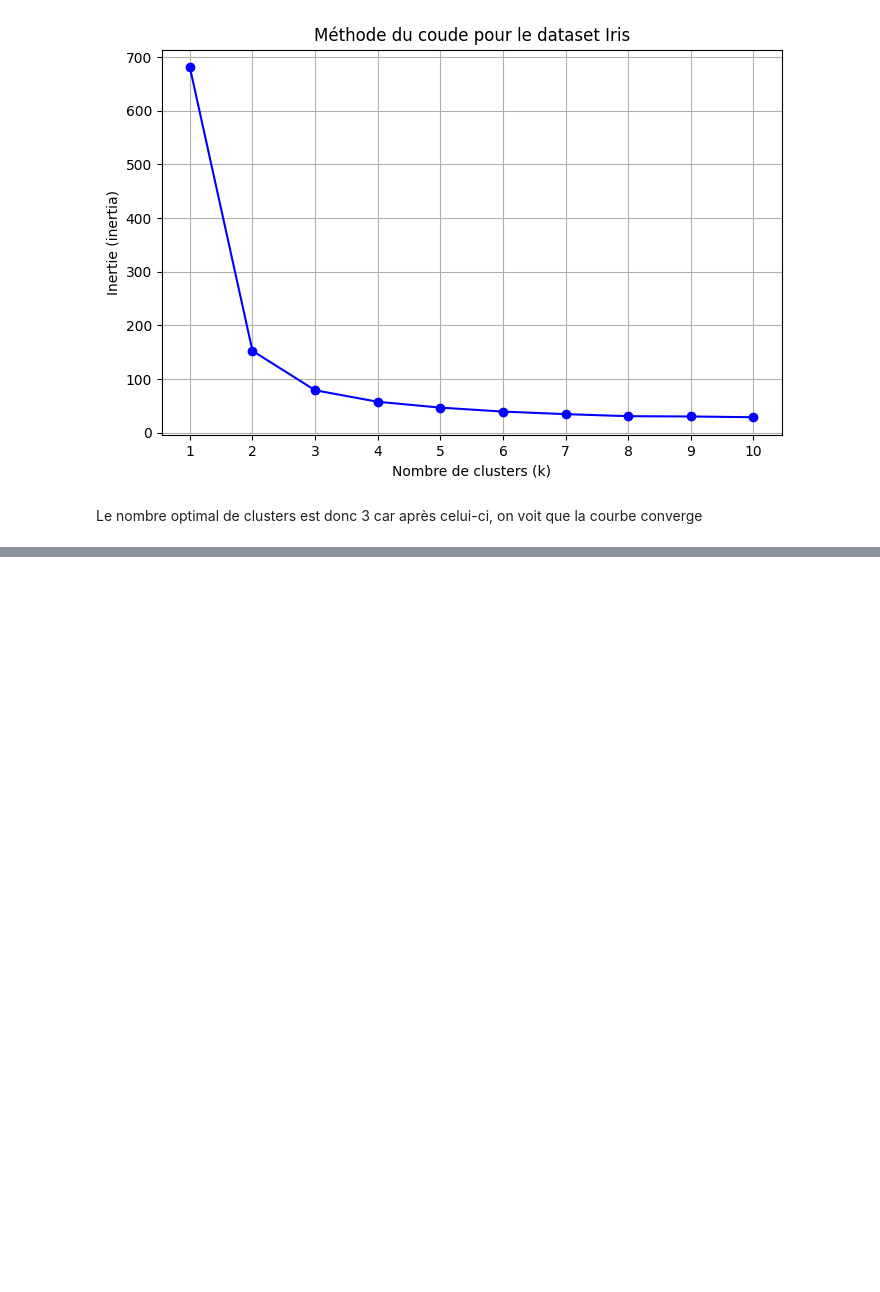
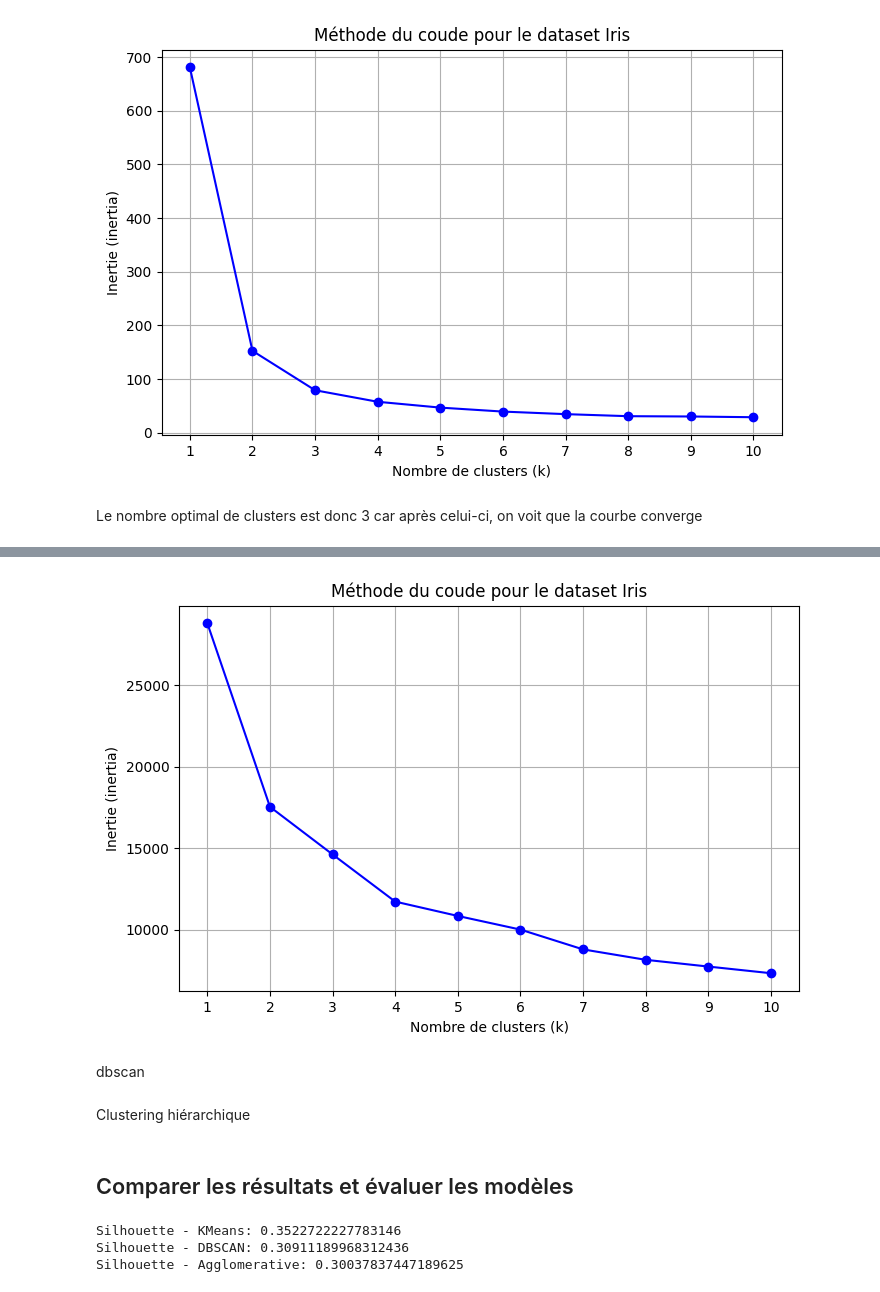
Before and after one commit to ali-bousrira/customer-personality-analysis, a Jupyter notebook: Notebook.ipynb, the cells around one changed output, grey strips where cells are left out. Cells and saved outputs as stored; diff of their text form; code cells hidden in the pictures; blank space fills up the shorter version.

```diff
--- a/Notebook.ipynb
+++ b/Notebook.ipynb
@@ -139,0 +329,24 @@ Le nombre optimal de clusters est donc 3 car après celui-ci, on voit que la cou
+# %%
+kmeans = KMeans(n_clusters=3, random_state=42)
+kmeans_labels = kmeans.fit_predict(df_pca)
+# %%
+inertias = []
+k_range = range(1, 11)
+
+for k in k_range:
+    kmeans = KMeans(n_clusters=k, random_state=42)
+    kmeans.fit(df_pca)
+    inertias.append(kmeans.inertia_)
+# %%
+plt.figure(figsize=(8, 5))
+plt.plot(k_range, inertias, 'bo-')
+plt.xlabel('Nombre de clusters (k)')
+plt.ylabel('Inertie (inertia)')
+plt.title("Méthode du coude pour le dataset Iris")
+plt.xticks(k_range)
+plt.grid(True)
+plt.show()
+# %% [output]
+[figure, added]
+# %% [markdown]
+dbscan
@@ -139,0 +356,2 @@ Le nombre optimal de clusters est donc 3 car après celui-ci, on voit que la cou
+# %% [markdown]
+Clustering hiérarchique
@@ -139,0 +361,12 @@ Le nombre optimal de clusters est donc 3 car après celui-ci, on voit que la cou
+# %% [markdown]
+## Comparer les résultats et évaluer les modèles
+# %%
+
+
+print("Silhouette - KMeans:", silhouette_score(df_pca, kmeans_labels))
+print("Silhouette - DBSCAN:", silhouette_score(df_pca, dbscan_labels))
+print("Silhouette - Agglomerative:", silhouette_score(df_pca, agglo_labels))
+# %% [output]
+Silhouette - KMeans: 0.3522722227783146
+Silhouette - DBSCAN: 0.30911189968312436
+Silhouette - Agglomerative: 0.30037837447189625
```
Also changed, not shown: parts of 46 cells of this notebook, 4 other files.
